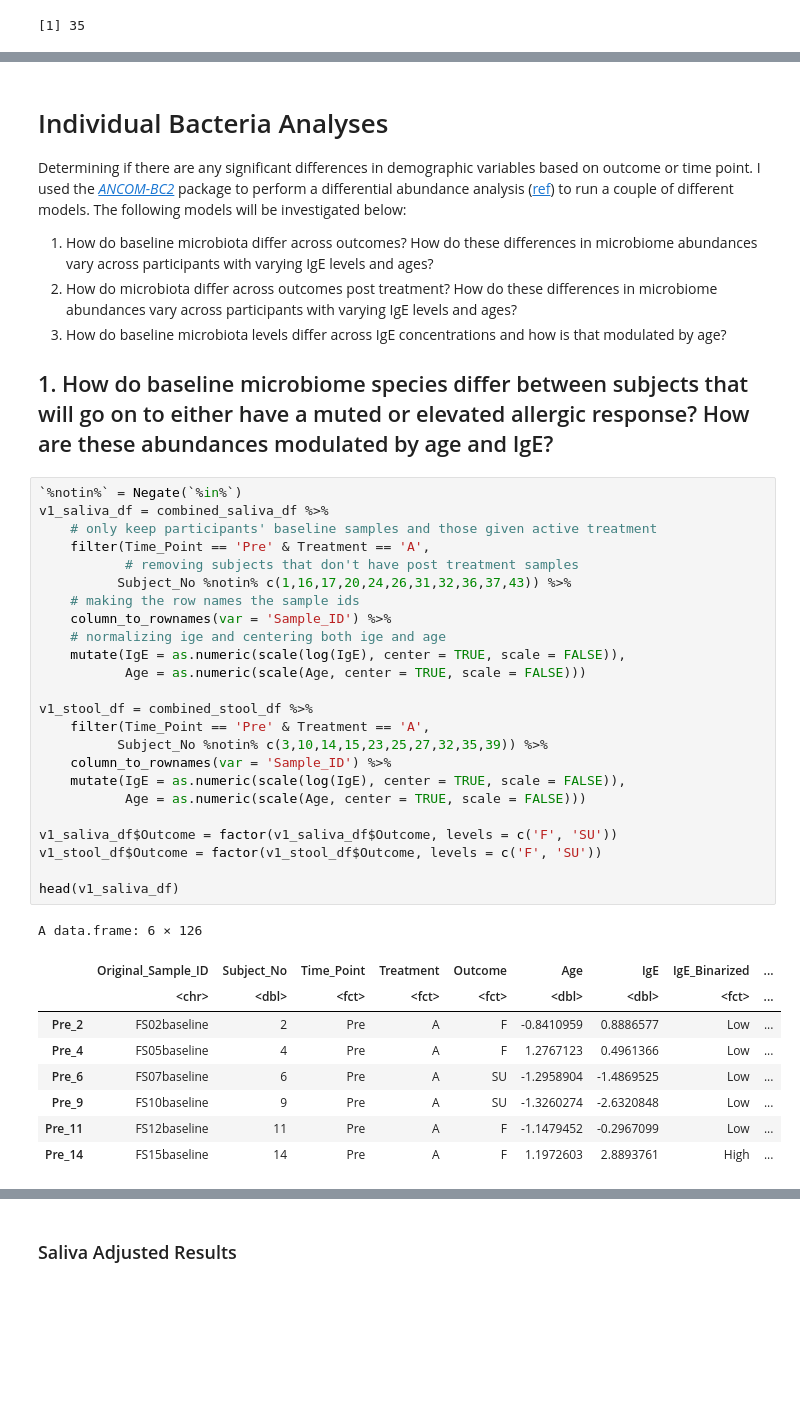
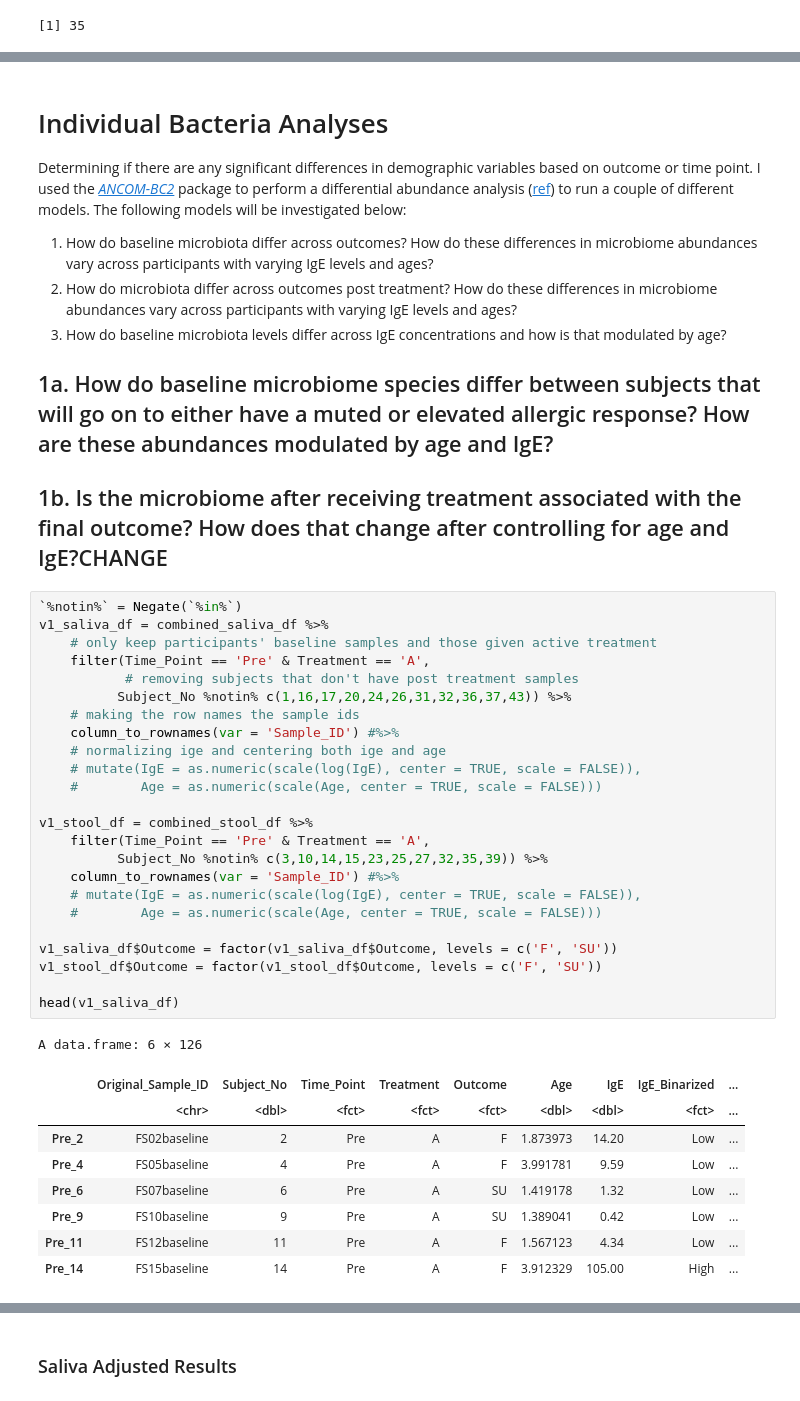
Before and after one commit to Ragerlab/P1013.-Microbiome-Peanut-Allergy, a Jupyter notebook: 2. Individual Bacteria Analyses/Individual Bacteria Analyses.ipynb, the cells around one changed output, grey strips where cells are left out. Saved outputs shown, nothing was run; the diff lists cells and outputs as text; blank space fills up the shorter version.

```diff
--- a/2. Individual Bacteria Analyses/Individual Bacteria Analyses.ipynb
+++ b/2. Individual Bacteria Analyses/Individual Bacteria Analyses.ipynb
@@ -130,38 +130,40 @@ The following models will be investigated below:
 2. How do microbiota differ across outcomes post treatment? How do these differences in microbiome abundances vary across participants with varying IgE levels and ages?
 3. How do baseline microbiota levels differ across IgE concentrations and how is that modulated by age?
 
-## 1. How do baseline microbiome species differ between subjects that will go on to either have a muted or elevated allergic response? How are these abundances modulated by age and IgE?
+## 1a. How do baseline microbiome species differ between subjects that will go on to either have a muted or elevated allergic response? How are these abundances modulated by age and IgE?
+
+## 1b. Is the microbiome after receiving treatment associated with the final outcome? How does that change after controlling for age and IgE?CHANGE
 # %%
 `%notin%` = Negate(`%in%`)
 v1_saliva_df = combined_saliva_df %>%
     # only keep participants' baseline samples and those given active treatment
     filter(Time_Point == 'Pre' & Treatment == 'A',
            # removing subjects that don't have post treatment samples
           Subject_No %notin% c(1,16,17,20,24,26,31,32,36,37,43)) %>%
     # making the row names the sample ids
-    column_to_rownames(var = 'Sample_ID') %>%
+    column_to_rownames(var = 'Sample_ID') #%>%
     # normalizing ige and centering both ige and age
-    mutate(IgE = as.numeric(scale(log(IgE), center = TRUE, scale = FALSE)),
-           Age = as.numeric(scale(Age, center = TRUE, scale = FALSE)))
+    # mutate(IgE = as.numeric(scale(log(IgE), center = TRUE, scale = FALSE)),
+    #        Age = as.numeric(scale(Age, center = TRUE, scale = FALSE)))
 
 v1_stool_df = combined_stool_df %>%
     filter(Time_Point == 'Pre' & Treatment == 'A',
           Subject_No %notin% c(3,10,14,15,23,25,27,32,35,39)) %>%
-    column_to_rownames(var = 'Sample_ID') %>%
-    mutate(IgE = as.numeric(scale(log(IgE), center = TRUE, scale = FALSE)),
-           Age = as.numeric(scale(Age, center = TRUE, scale = FALSE)))
+    column_to_rownames(var = 'Sample_ID') #%>%
+    # mutate(IgE = as.numeric(scale(log(IgE), center = TRUE, scale = FALSE)),
+    #        Age = as.numeric(scale(Age, center = TRUE, scale = FALSE)))
 
 v1_saliva_df$Outcome = factor(v1_saliva_df$Outcome, levels = c('F', 'SU'))
 v1_stool_df$Outcome = factor(v1_stool_df$Outcome, levels = c('F', 'SU'))
 
 head(v1_saliva_df)
 # %% [output]
 A data.frame: 6 × 126
 |  | Original_Sample_ID | Subject_No | Time_Point | Treatment | Outcome | Age | IgE | IgE_Binarized | ... |
 |  | <chr> | <dbl> | <fct> | <fct> | <fct> | <dbl> | <dbl> | <fct> | ... |
-| Pre_2 | FS02baseline | 2 | Pre | A | F | -0.8410959 | 0.8886577 | Low | ... |
-| Pre_4 | FS05baseline | 4 | Pre | A | F | 1.2767123 | 0.4961366 | Low | ... |
-| Pre_6 | FS07baseline | 6 | Pre | A | SU | -1.2958904 | -1.4869525 | Low | ... |
-| Pre_9 | FS10baseline | 9 | Pre | A | SU | -1.3260274 | -2.6320848 | Low | ... |
-| Pre_11 | FS12baseline | 11 | Pre | A | F | -1.1479452 | -0.2967099 | Low | ... |
-| Pre_14 | FS15baseline | 14 | Pre | A | F | 1.1972603 | 2.8893761 | High | ... |
+| Pre_2 | FS02baseline | 2 | Pre | A | F | 1.873973 | 14.20 | Low | ... |
+| Pre_4 | FS05baseline | 4 | Pre | A | F | 3.991781 | 9.59 | Low | ... |
+| Pre_6 | FS07baseline | 6 | Pre | A | SU | 1.419178 | 1.32 | Low | ... |
+| Pre_9 | FS10baseline | 9 | Pre | A | SU | 1.389041 | 0.42 | Low | ... |
+| Pre_11 | FS12baseline | 11 | Pre | A | F | 1.567123 | 4.34 | Low | ... |
+| Pre_14 | FS15baseline | 14 | Pre | A | F | 3.912329 | 105.00 | High | ... |
```
Also changed, not shown: parts of 66 cells of this notebook.
